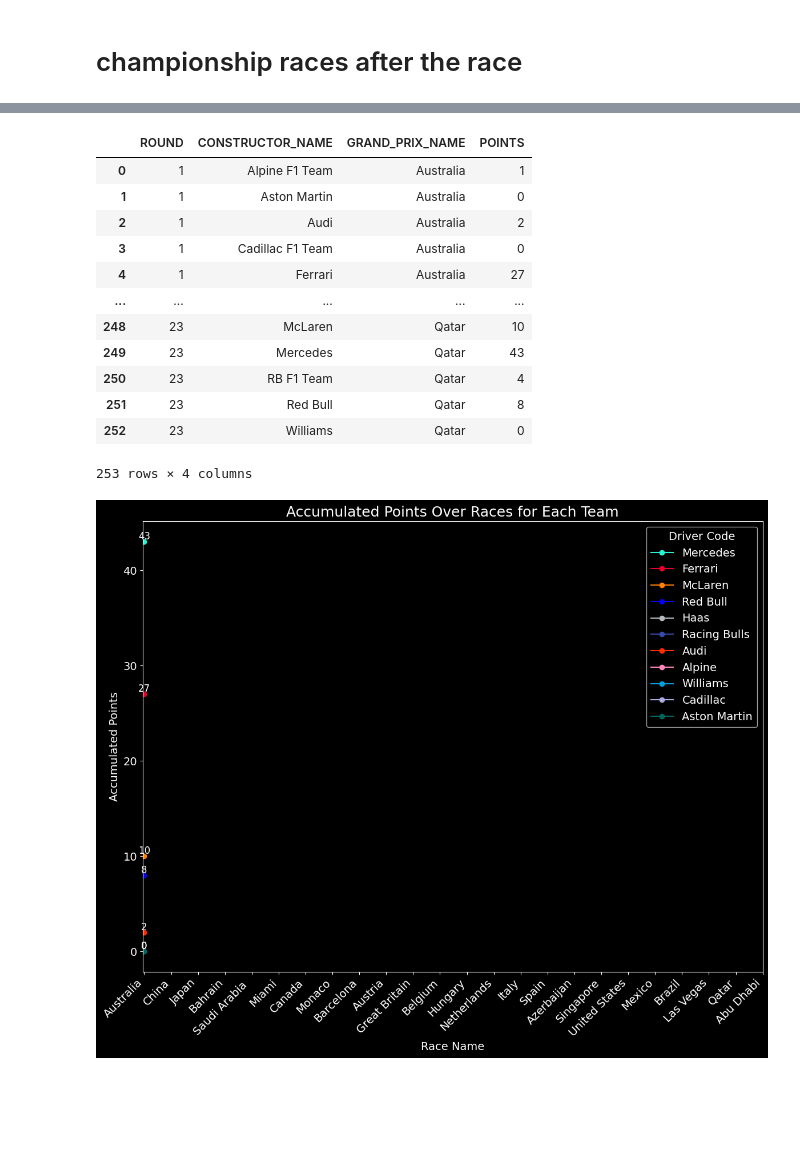
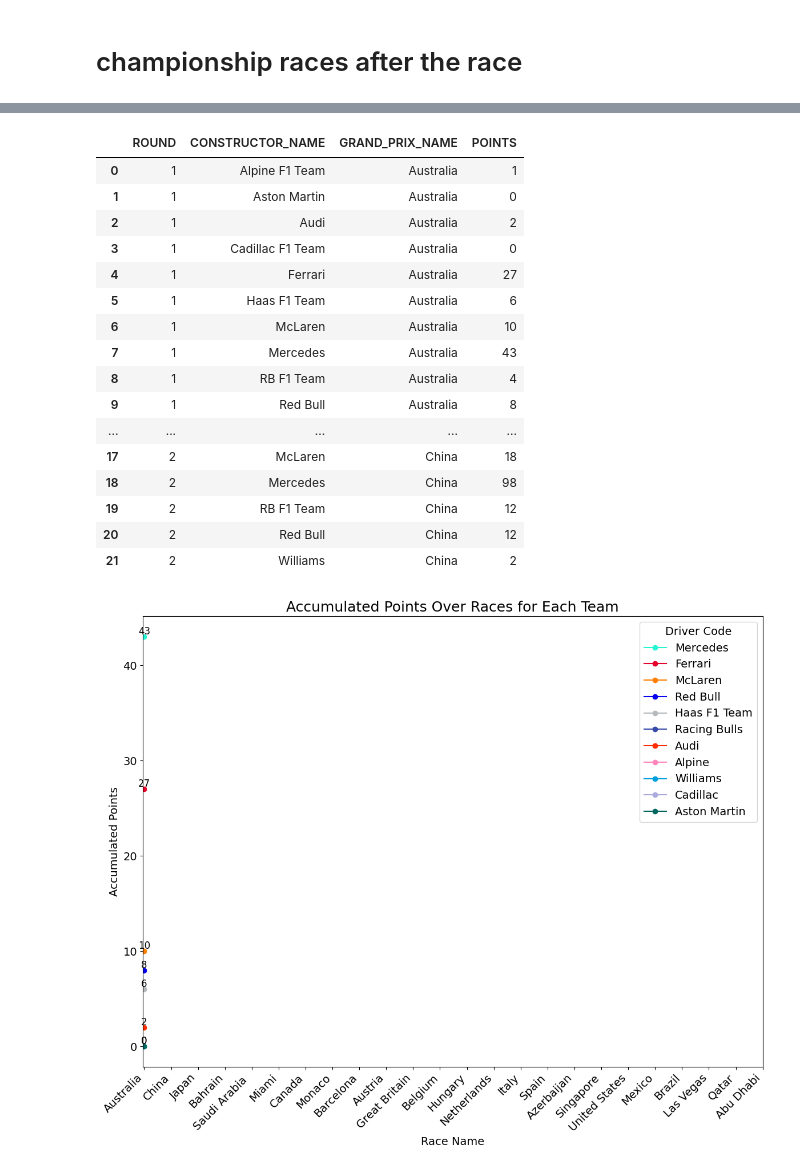
Before and after one commit to diogojoaocosta/f1observatory, a Jupyter notebook: F1 GP.ipynb, the cells around one changed output, grey strips where cells are left out. Cells and saved outputs as stored; diff of their text form; code cells hidden in the pictures; blank space fills up the shorter version.

```diff
--- a/F1 GP.ipynb
+++ b/F1 GP.ipynb
@@ -707,7 +708,7 @@ RACE_LAPS["LapTime"] = pd.to_timedelta(RACE_LAPS["LapTime"], errors="coerce")
 RACE_LAPS["lapTimeSeconds"] = RACE_LAPS["LapTime"].dt.total_seconds()
 race_laps = sqldf("SELECT * FROM RACE_LAPS WHERE Driver IN ('RUS', 'ANT', 'LEC', 'HAM', 'NOR', 'VER')")
 
-plt.style.use('dark_background')
+plt.style.use('default')
 plt.rcParams.update({'font.size': 14})
 fig, ax = plt.subplots(figsize=(12, 10))
 
@@ -750,7 +751,7 @@ AVERAGE_PACE = RACE_LAPS.groupby("Driver")["lapTimeSeconds"].mean().reset_index(
 AVERAGE_PACE = AVERAGE_PACE.rename(columns={"lapTimeSeconds": "avgPace"})
 AVERAGE_PACE = AVERAGE_PACE.sort_values("avgPace", ascending=False)
 
-plt.style.use('dark_background')
+plt.style.use('default')
 plt.rcParams.update({'font.size': 14})
 fig, ax = plt.subplots(figsize=(12, 10))
 
@@ -764,7 +765,7 @@ ax.barh(
 ax.set_xlim(83.0, 88.0)
 
 for index, (driver, avg_time) in enumerate(zip(AVERAGE_PACE['Driver'], AVERAGE_PACE['avgPace'])):
-    ax.text(avg_time, index, f"{avg_time:.2f}s", va='center', ha='left', color='white', fontsize=12)
+    ax.text(avg_time, index, f"{avg_time:.2f}s", va='center', ha='left', color='black', fontsize=12)
 
 ax.set_xlabel('Average pace (seconds)')
 ax.set_ylabel('Driver')
@@ -819,19 +1019,19 @@ RESULTS
 # %%
-plt.style.use("dark_background")
+plt.style.use("default")
 plt.rcParams.update({'font.size': 14})
 fig, ax = plt.subplots(figsize=(12, 10))
 
 for DRIVER in DRIVERS:
     DRIVER_DATA = RESULTS[RESULTS['DRIVER_CODE'] == DRIVER]
-    DRIVER_FIRST_RACE = DRIVER_DATA[DRIVER_DATA['ROUND'] <= 1]
+    DRIVER_FIRST_RACE = DRIVER_DATA[DRIVER_DATA['ROUND'] <= ROUND_NUMBER]
 
-    ax.plot(DRIVER_FIRST_RACE['GRAND_PRIX_NAME'], DRIVER_FIRST_RACE['POINTS'],
+    ax.plot(DRIVER_FIRST_RACE['GRAND_PRIX_NAME'], DRIVER_FIRST_RACE['ACUM_POINTS'],
             label=DRIVER,
             color=PALETTE_DRIVERS.get(DRIVER),
             linestyle=DRIVER_STYLES.get(DRIVER),
             marker='o')
 
-    for x, y in zip(DRIVER_FIRST_RACE['GRAND_PRIX_NAME'], DRIVER_FIRST_RACE['POINTS']):
+    for x, y in zip(DRIVER_FIRST_RACE['GRAND_PRIX_NAME'], DRIVER_FIRST_RACE['ACUM_POINTS']):
         ax.text(x, y, str(int(y)), ha='center', va='bottom', fontsize=12)
 
 ax.set_xticks(range(len(GRAND_PRIXS["GRAND_PRIX_NAME"])))
@@ -849,8 +1049,8 @@ plt.show()
 # %%
 RESULTS_TEAMS = sqldf(
     """
-    SELECT ROUND, CONSTRUCTOR_NAME, GRAND_PRIX_NAME, sum(POINTS) AS POINTS
-    FROM RESULTS
+    SELECT ROUND, CONSTRUCTOR_NAME, GRAND_PRIX_NAME, sum(ACUM_POINTS) AS POINTS
+    FROM ACUM_RESULTS
     GROUP BY ROUND, CONSTRUCTOR_NAME, GRAND_PRIX_NAME
     """
     )
@@ -862,38 +1062,42 @@ RESULTS_TEAMS
 | 2 | 1 | Audi | Australia | 2 |
 | 3 | 1 | Cadillac F1 Team | Australia | 0 |
 | 4 | 1 | Ferrari | Australia | 27 |
+| 5 | 1 | Haas F1 Team | Australia | 6 |
+| 6 | 1 | McLaren | Australia | 10 |
+| 7 | 1 | Mercedes | Australia | 43 |
+| 8 | 1 | RB F1 Team | Australia | 4 |
+| 9 | 1 | Red Bull | Australia | 8 |
 | ... | ... | ... | ... | ... |
-| 248 | 23 | McLaren | Qatar | 10 |
-| 249 | 23 | Mercedes | Qatar | 43 |
-| 250 | 23 | RB F1 Team | Qatar | 4 |
-| 251 | 23 | Red Bull | Qatar | 8 |
-| 252 | 23 | Williams | Qatar | 0 |
+| 17 | 2 | McLaren | China | 18 |
+| 18 | 2 | Mercedes | China | 98 |
+| 19 | 2 | RB F1 Team | China | 12 |
+| 20 | 2 | Red Bull | China | 12 |
+| 21 | 2 | Williams | China | 2 |
-253 rows × 4 columns
 # %%
-plt.style.use("dark_background")
+plt.style.use("default")
 plt.rcParams.update({'font.size': 14})
 fig, ax = plt.subplots(figsize=(12, 10))
 
 for TEAM in TEAMS:
     TEAM_DATA = RESULTS_TEAMS[RESULTS_TEAMS['CONSTRUCTOR_NAME'] == TEAM]
-    TEAM_FIRST_RACE = TEAM_DATA[TEAM_DATA['ROUND'] <= 1]
+    TEAM_FIRST_RACE = TEAM_DATA[TEAM_DATA['ROUND'] <= ROUND_NUMBER]
 
     ax.plot(TEAM_FIRST_RACE['GRAND_PRIX_NAME'], TEAM_FIRST_RACE['POINTS'],
             label=TEAM,
             color=PALETTE_TEAMS.get(TEAM),
             marker='o')
 
     for x, y in zip(TEAM_FIRST_RACE['GRAND_PRIX_NAME'], TEAM_FIRST_RACE['POINTS']):
         ax.text(x, y, str(int(y)), ha='center', va='bottom', fontsize=12)
 
 ax.set_xticks(range(len(GRAND_PRIXS["GRAND_PRIX_NAME"])))
 ax.set_xticklabels(GRAND_PRIXS["GRAND_PRIX_NAME"], rotation=45, ha="right")
 ax.set_xlabel("Race Name")
 ax.set_ylabel("Accumulated Points")
 ax.set_title("Accumulated Points Over Races for Each Team", fontsize=18)
 ax.legend(title="Driver Code")
 
 plt.tight_layout()
 plt.show()
 # %% [output]
-[figure, old version]
+[figure, new version]
```
Also changed, not shown: parts of 18 cells of this notebook.
